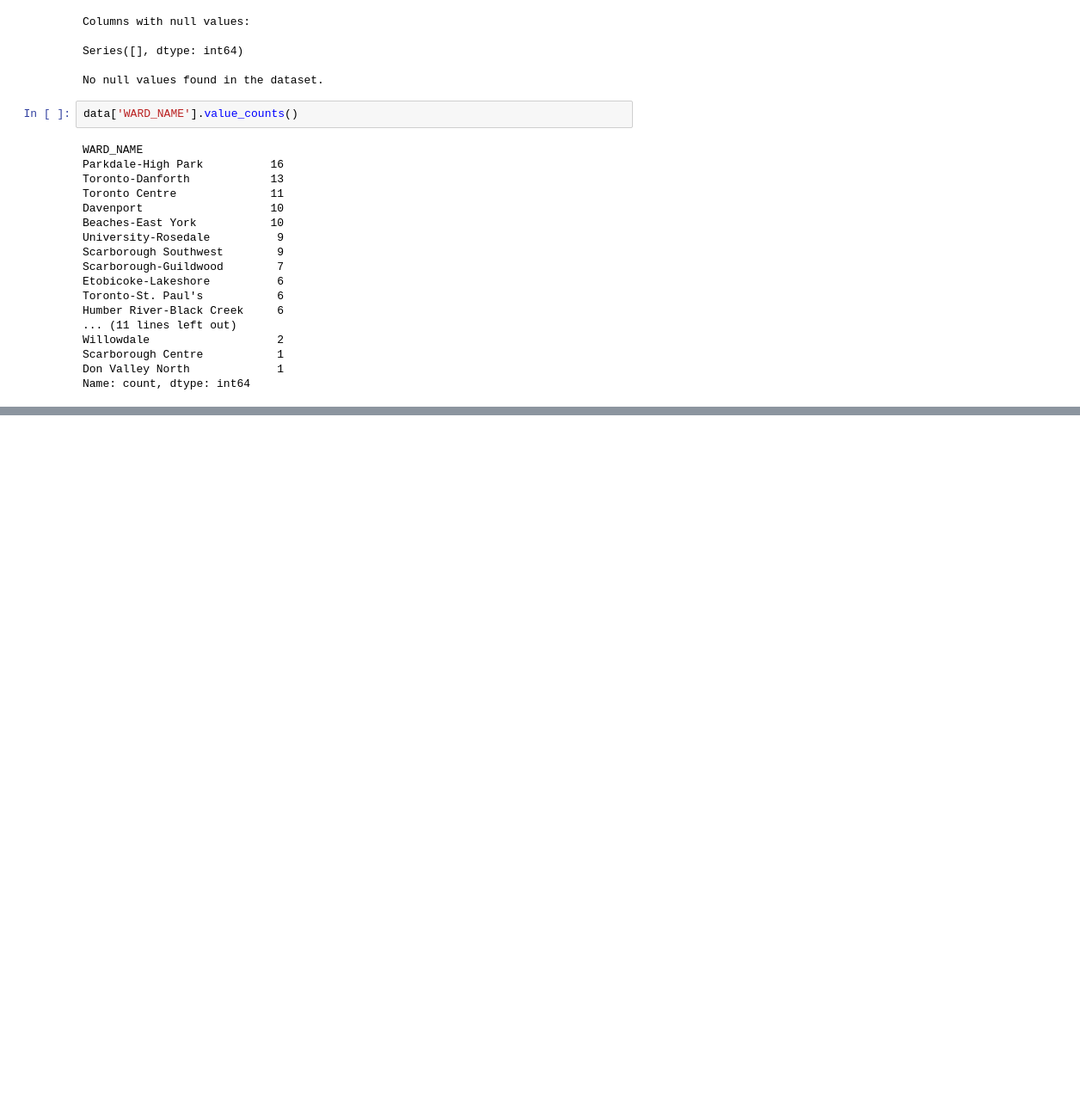
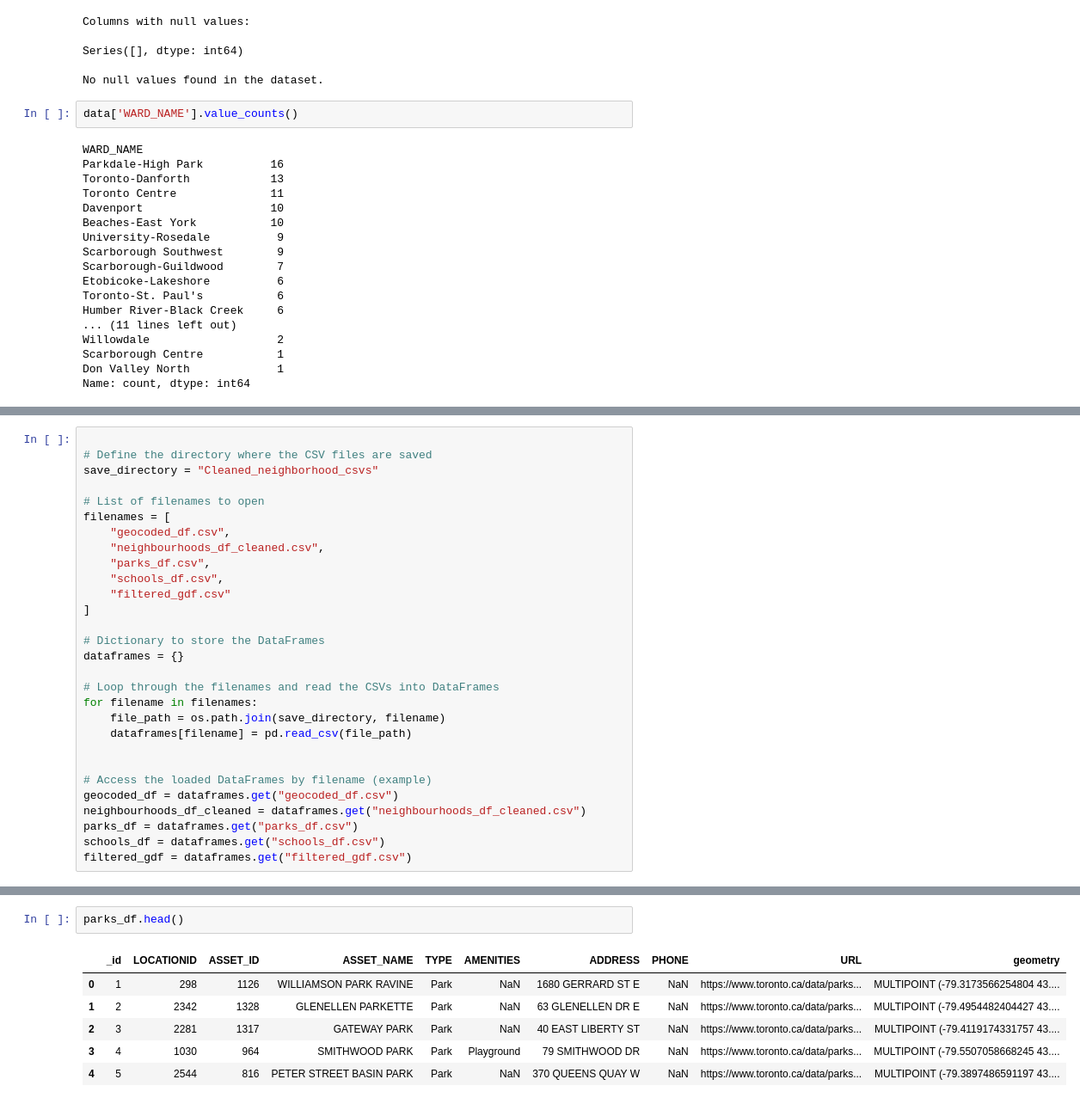
Before and after one commit to minibaconbaby/Data-Hustlers, a Jupyter notebook: PollinateTO.ipynb, the cells around one changed output, grey strips where cells are left out. Shown: that part at 86% size. Cells and saved outputs as stored; diff of their text form; blank space fills up the shorter version.

```diff
--- a/PollinateTO.ipynb
+++ b/PollinateTO.ipynb
@@ -62,0 +127,29 @@ Name: count, dtype: int64
+# %%
+
+# Define the directory where the CSV files are saved
+save_directory = "Cleaned_neighborhood_csvs"
+
+# List of filenames to open
+filenames = [
+    "geocoded_df.csv",
+    "neighbourhoods_df_cleaned.csv",
+    "parks_df.csv",
+    "schools_df.csv",
+    "filtered_gdf.csv"
+]
+
+# Dictionary to store the DataFrames
+dataframes = {}
+
+# Loop through the filenames and read the CSVs into DataFrames
+for filename in filenames:
+    file_path = os.path.join(save_directory, filename)
+    dataframes[filename] = pd.read_csv(file_path)
+
+
+# Access the loaded DataFrames by filename (example)
+geocoded_df = dataframes.get("geocoded_df.csv")
+neighbourhoods_df_cleaned = dataframes.get("neighbourhoods_df_cleaned.csv")
+parks_df = dataframes.get("parks_df.csv")
+schools_df = dataframes.get("schools_df.csv")
+filtered_gdf = dataframes.get("filtered_gdf.csv")
@@ -62,0 +176,9 @@ Name: count, dtype: int64
+# %%
+parks_df.head()
+# %% [output]
+|  | _id | LOCATIONID | ASSET_ID | ASSET_NAME | TYPE | AMENITIES | ADDRESS | PHONE | URL | geometry |
+| 0 | 1 | 298 | 1126 | WILLIAMSON PARK RAVINE | Park | NaN | 1680 GERRARD ST E | NaN | https://www.toronto.ca/data/parks... | MULTIPOINT (-79.3173566254804 43.... |
+| 1 | 2 | 2342 | 1328 | GLENELLEN PARKETTE | Park | NaN | 63 GLENELLEN DR E | NaN | https://www.toronto.ca/data/parks... | MULTIPOINT (-79.4954482404427 43.... |
+| 2 | 3 | 2281 | 1317 | GATEWAY PARK | Park | NaN | 40 EAST LIBERTY ST | NaN | https://www.toronto.ca/data/parks... | MULTIPOINT (-79.4119174331757 43.... |
+| 3 | 4 | 1030 | 964 | SMITHWOOD PARK | Park | Playground | 79 SMITHWOOD DR | NaN | https://www.toronto.ca/data/parks... | MULTIPOINT (-79.5507058668245 43.... |
+| 4 | 5 | 2544 | 816 | PETER STREET BASIN PARK | Park | NaN | 370 QUEENS QUAY W | NaN | https://www.toronto.ca/data/parks... | MULTIPOINT (-79.3897486591197 43.... |
```
Also changed, not shown: parts of 13 cells of this notebook.
